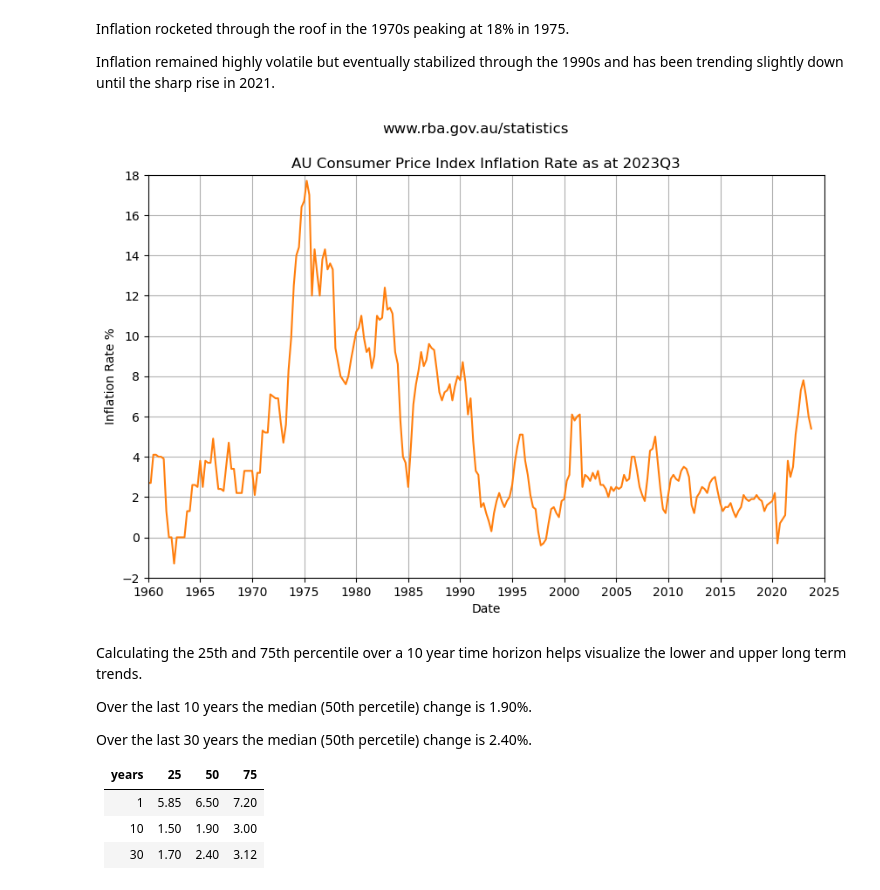
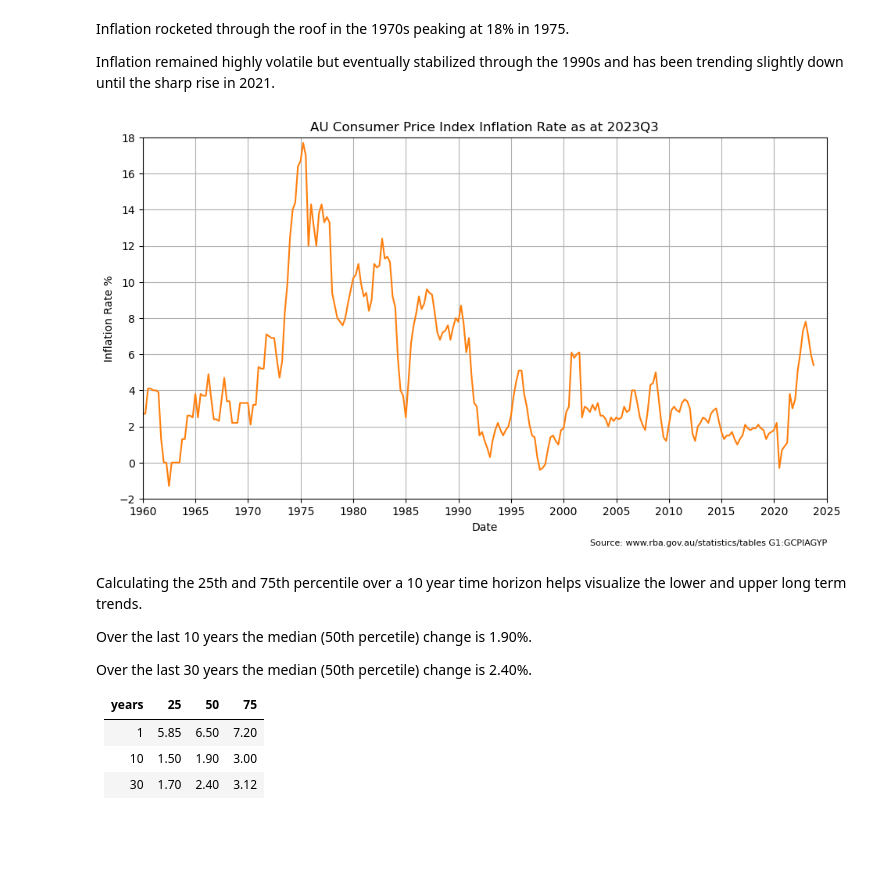
Before and after one commit to mikejonestechno/investment-analytics, a Jupyter notebook: notebooks/inflation.ipynb, the cells around one changed output. Cells and saved outputs as stored; diff of their text form; code cells hidden in the pictures; blank space fills up the shorter version.

Commit message:
Refactor chart code to improve maintainability (#138)
This pull request refactors the chart code to a reusable function,
improving the overall maintainability of the codebase.

```diff
--- a/notebooks/inflation.ipynb
+++ b/notebooks/inflation.ipynb
@@ -56,9 +56,15 @@ df_inflation = df_inflation.loc[:last_index]
 # %%
 """ Chart variables """
 start_year = 1960
-
-# Set 'last_quarter' to the last quarter with a valid value for GCPIAGYP (so I can display 'as of <date>' in chart title)
-last_quarter = pd.Period(last_index, freq='Q')
+chart_title = 'AU Consumer Price Index Inflation Rate as at ' + str(pd.Period(str(last_index), freq='Q'))
+chart_source = 'Source: www.rba.gov.au/statistics/tables G1:GCPIAGYP'
+y_label = 'Inflation Rate %'
+y_ticks = 2
+top_limit = 18
+bottom_limit = -2
+left_limit = pd.to_datetime(f'{start_year}-01-01')
+right_limit = pd.to_datetime('2025-01-01')
+tick_years = 5
 legend_location='best'
 # %% [markdown]
 Inflation rocketed through the roof in the 1970s peaking at 18% in 1975.
@@ -67,34 +73,27 @@ Inflation remained highly volatile but eventually stabilized through the 1990s a
 # %%
 # Basic chart
 colors = list(plt.rcParams['axes.prop_cycle'])
 
 plt.figure(figsize=(10, 6))
 plt.plot(df_inflation.index, df_inflation[data_column], color=colors[1]['color'])
 plt.xlabel('Date')
-plt.ylabel('Inflation Rate %')
-plt.suptitle('www.rba.gov.au/statistics')
-plt.title('AU Consumer Price Index Inflation Rate as at ' + str(last_quarter))
+plt.ylabel(y_label)
+plt.title(chart_title)
+plt.figtext(1, 0.01, chart_source, ha="right", fontsize=8)
+plt.subplots_adjust(right=1)  # Reset right boundary of the subplots after adding figtext
 
-left_limit = pd.to_datetime(f'{start_year}-01-01')
-if start_year >= 1960:
-    top_limit = 18
-    bottom_limit = -2
-    tick_years = 5
-else:
-    top_limit = 26
-    bottom_limit = -14
-    tick_years = 10
+
 plt.ylim(bottom=bottom_limit, top=top_limit)
-plt.xlim(left=left_limit, right=pd.to_datetime('2025-01-01'))
+plt.xlim(left=left_limit, right=right_limit)
 ax = plt.gca()  # Get the current Axes instance
 ax.xaxis.set_major_locator(mdates.YearLocator(tick_years))  # Set major ticks every x years
 ax.xaxis.set_major_formatter(mdates.DateFormatter('%Y'))  # Format major ticks as years
-ax.yaxis.set_major_locator(ticker.MultipleLocator(2))
+ax.yaxis.set_major_locator(ticker.MultipleLocator(y_ticks))
 
 plt.grid(True)
 plt.show()
 # %% [output]
-[figure, old version]
+[figure, new version]
 # %%
 """ Calculate median 50th and lower, upper percentiles over multiple years """
 periods_per_year = 4
```
Also changed, not shown: parts of 6 cells of this notebook, 6 other files.
